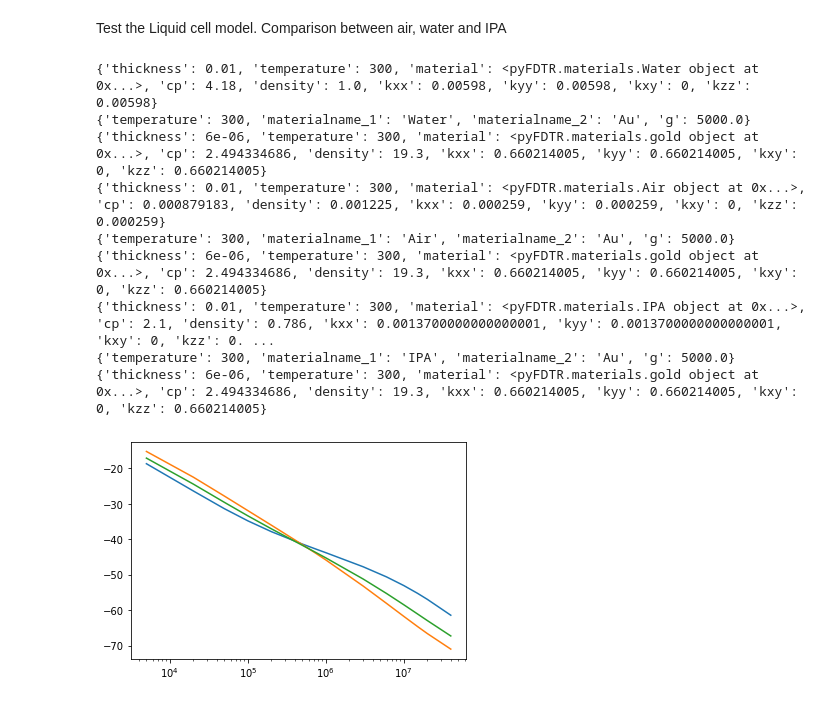
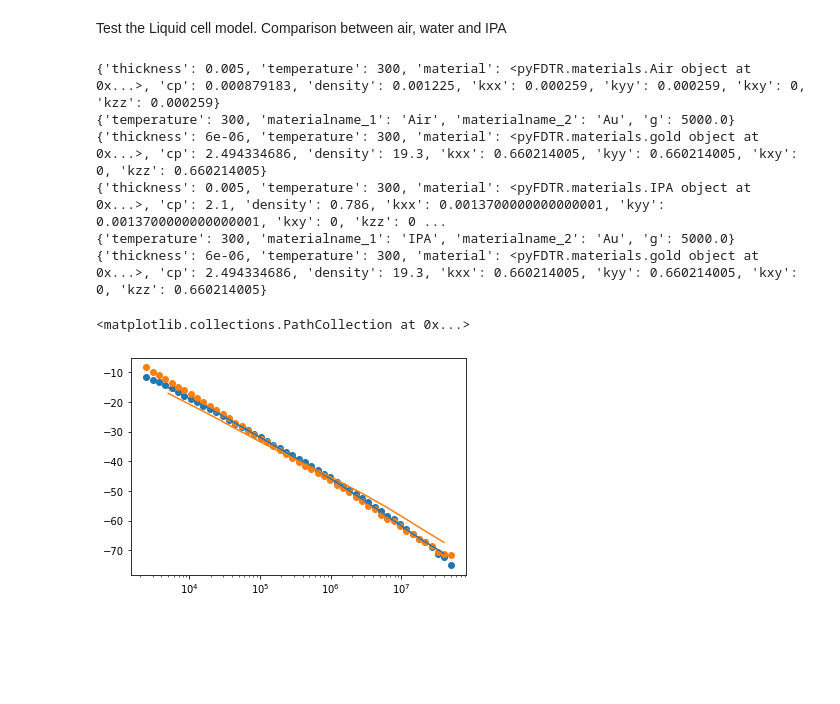
Before and after one commit to marcelclaro/FDTR, a Jupyter notebook: basictests.ipynb, the cells around one changed output. Saved outputs shown, nothing was run; the diff lists cells and outputs as text; code cells hidden in the pictures; blank space fills up the shorter version.

```diff
--- a/basictests.ipynb
+++ b/basictests.ipynb
@@ -149,28 +149,12 @@ import matplotlib.pyplot as plt
 #frequencies = points00um[:,0]
 frequencies = [5e3,20e3,50e3,100e3,200e3,500e3,750e3,1e6,3e6,6e6,10e6,15e6,20e6,40e6]
 
-domain = Domain(300)
-domain.add_substrate(Water)
-domain.add_layer(60e-7,gold)
-domain.set_interface_condu(1,5e3)
-domain.add_toplayer(100e-4,glass)
-domain.set_top_interface_condu(1,5e3)
-model = FourierModelFDTR(domain,4.05e-4,4.05e-4,0e-4)
-
-print(vars(domain.heat_path[0]))
-print(vars(domain.heat_path[1]))
-print(vars(domain.heat_path[2]))
-
-phases_00 = []
-for f in frequencies:
-  phases_00.append(model.get_phase_mpmath(f))
-
 
 domain = Domain(300)
 domain.add_substrate(Air)
 domain.add_layer(60e-7,gold)
 domain.set_interface_condu(1,5e3)
-domain.add_toplayer(100e-4,glass)
+domain.add_toplayer(50e-4,glass)
 domain.set_top_interface_condu(1,5e3)
 model = FourierModelFDTR(domain,4.05e-4,4.05e-4,0e-4)
 
@@ -178,38 +162,44 @@ print(vars(domain.heat_path[0]))
 print(vars(domain.heat_path[1]))
 print(vars(domain.heat_path[2]))
 
 phases_10 = []
 for f in frequencies:
   phases_10.append(model.get_phase_mpmath(f))
 
 domain = Domain(300)
 domain.add_substrate(IPA)
 domain.add_layer(60e-7,gold)
 domain.set_interface_condu(1,5e3)
-domain.add_toplayer(100e-4,glass)
+domain.add_toplayer(50e-4,glass)
 domain.set_top_interface_condu(1,5e3)
 model = FourierModelFDTR(domain,4.05e-4,4.05e-4,0e-4)
 
 print(vars(domain.heat_path[0]))
 print(vars(domain.heat_path[1]))
 print(vars(domain.heat_path[2]))
 
 phases_20 = []
 for f in frequencies:
   phases_20.append(model.get_phase_mpmath(f))
 
+
+load = np.genfromtxt('./liquids_air.txt',skip_header=2)
+pointsair= np.delete(load,1,1)
+
+load = np.genfromtxt('./liquids_IPA.txt',skip_header=2)
+pointsIPA = np.delete(load,1,1)
+
 fig, ax = plt.subplots()  # Create a figure containing a single axes.
-ax.semilogx(frequencies, phases_00);  # Plot some data on the axes.
 ax.semilogx(frequencies, phases_10);  # Plot some data on the axes.
 ax.semilogx(frequencies, phases_20);  # Plot some data on the axes.
+ax.scatter(pointsair[:,0],pointsair[:,1])
+ax.scatter(pointsIPA[:,0],pointsIPA [:,1])
 # %% [output]
-{'thickness': 0.01, 'temperature': 300, 'material': <pyFDTR.materials.Water object at 0x...>, 'cp': 4.18, 'density': 1.0, 'kxx': 0.00598, 'kyy': 0.00598, 'kxy': 0, 'kzz': 0.00598}
-{'temperature': 300, 'materialname_1': 'Water', 'materialname_2': 'Au', 'g': 5000.0}
-{'thickness': 6e-06, 'temperature': 300, 'material': <pyFDTR.materials.gold object at 0x...>, 'cp': 2.494334686, 'density': 19.3, 'kxx': 0.660214005, 'kyy': 0.660214005, 'kxy': 0, 'kzz': 0.660214005}
-{'thickness': 0.01, 'temperature': 300, 'material': <pyFDTR.materials.Air object at 0x...>, 'cp': 0.000879183, 'density': 0.001225, 'kxx': 0.000259, 'kyy': 0.000259, 'kxy': 0, 'kzz': 0.000259}
+{'thickness': 0.005, 'temperature': 300, 'material': <pyFDTR.materials.Air object at 0x...>, 'cp': 0.000879183, 'density': 0.001225, 'kxx': 0.000259, 'kyy': 0.000259, 'kxy': 0, 'kzz': 0.000259}
 {'temperature': 300, 'materialname_1': 'Air', 'materialname_2': 'Au', 'g': 5000.0}
 {'thickness': 6e-06, 'temperature': 300, 'material': <pyFDTR.materials.gold object at 0x...>, 'cp': 2.494334686, 'density': 19.3, 'kxx': 0.660214005, 'kyy': 0.660214005, 'kxy': 0, 'kzz': 0.660214005}
-{'thickness': 0.01, 'temperature': 300, 'material': <pyFDTR.materials.IPA object at 0x...>, 'cp': 2.1, 'density': 0.786, 'kxx': 0.0013700000000000001, 'kyy': 0.0013700000000000001, 'kxy': 0, 'kzz': 0. ...
+{'thickness': 0.005, 'temperature': 300, 'material': <pyFDTR.materials.IPA object at 0x...>, 'cp': 2.1, 'density': 0.786, 'kxx': 0.0013700000000000001, 'kyy': 0.0013700000000000001, 'kxy': 0, 'kzz': 0 ...
 {'temperature': 300, 'materialname_1': 'IPA', 'materialname_2': 'Au', 'g': 5000.0}
 {'thickness': 6e-06, 'temperature': 300, 'material': <pyFDTR.materials.gold object at 0x...>, 'cp': 2.494334686, 'density': 19.3, 'kxx': 0.660214005, 'kyy': 0.660214005, 'kxy': 0, 'kzz': 0.660214005}
+<matplotlib.collections.PathCollection at 0x...>
-[figure, old version]
+[figure, new version]
```
Also changed, not shown: parts of 1 cell of this notebook, 2 other files.
